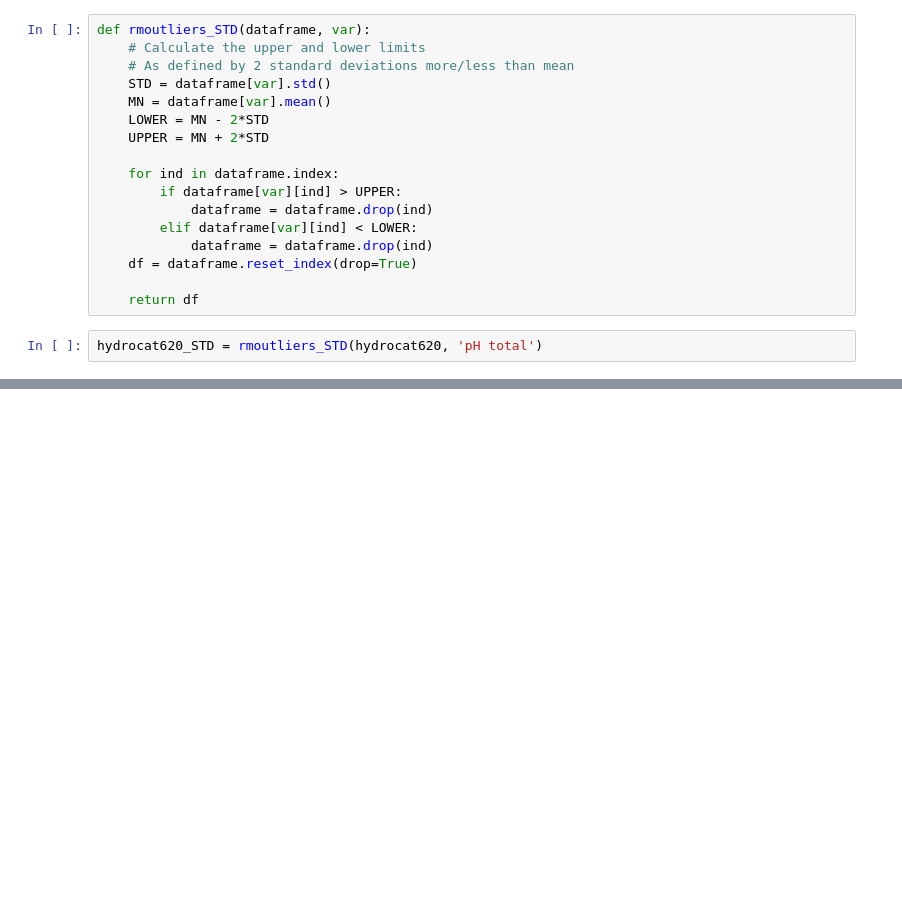
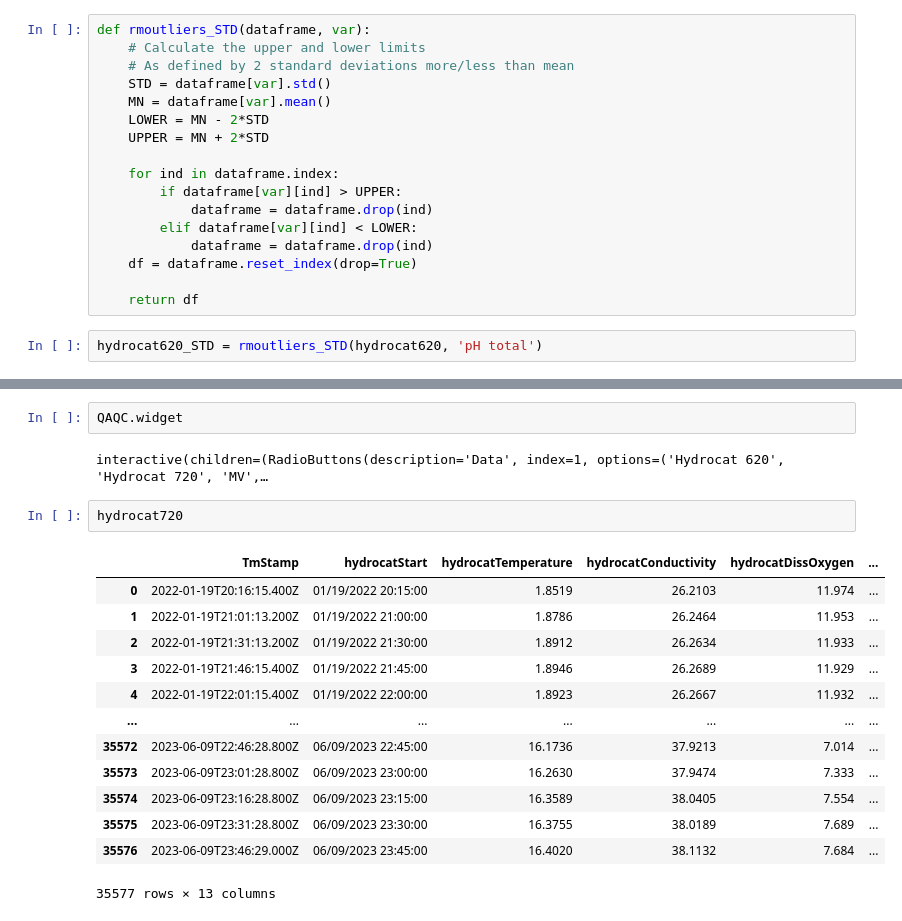
Before and after one commit to abby-baskind/phyto, a Jupyter notebook: QAQC_TimeSeries.ipynb, the cells around one changed output, grey strips where cells are left out. Drawn from its saved outputs; the diff is of its cells as text; blank space fills up the shorter version.

Commit message:
QAQC

```diff
--- a/QAQC_TimeSeries.ipynb
+++ b/QAQC_TimeSeries.ipynb
@@ -266,0 +497,20 @@ len(hydrocat620_STD['hydrocatDissOxygen'])
+# %%
+QAQC.widget
+# %% [output]
+interactive(children=(RadioButtons(description='Data', index=1, options=('Hydrocat 620', 'Hydrocat 720', 'MV',…
+# %%
+hydrocat720
+# %% [output]
+|  | TmStamp | hydrocatStart | hydrocatTemperature | hydrocatConductivity | hydrocatDissOxygen | ... |
+| 0 | 2022-01-19T20:16:15.400Z | 01/19/2022 20:15:00 | 1.8519 | 26.2103 | 11.974 | ... |
+| 1 | 2022-01-19T21:01:13.200Z | 01/19/2022 21:00:00 | 1.8786 | 26.2464 | 11.953 | ... |
+| 2 | 2022-01-19T21:31:13.200Z | 01/19/2022 21:30:00 | 1.8912 | 26.2634 | 11.933 | ... |
+| 3 | 2022-01-19T21:46:15.400Z | 01/19/2022 21:45:00 | 1.8946 | 26.2689 | 11.929 | ... |
+| 4 | 2022-01-19T22:01:15.400Z | 01/19/2022 22:00:00 | 1.8923 | 26.2667 | 11.932 | ... |
+| ... | ... | ... | ... | ... | ... | ... |
+| 35572 | 2023-06-09T22:46:28.800Z | 06/09/2023 22:45:00 | 16.1736 | 37.9213 | 7.014 | ... |
+| 35573 | 2023-06-09T23:01:28.800Z | 06/09/2023 23:00:00 | 16.2630 | 37.9474 | 7.333 | ... |
+| 35574 | 2023-06-09T23:16:28.800Z | 06/09/2023 23:15:00 | 16.3589 | 38.0405 | 7.554 | ... |
+| 35575 | 2023-06-09T23:31:28.800Z | 06/09/2023 23:30:00 | 16.3755 | 38.0189 | 7.689 | ... |
+| 35576 | 2023-06-09T23:46:29.000Z | 06/09/2023 23:45:00 | 16.4020 | 38.1132 | 7.684 | ... |
+35577 rows × 13 columns
```
Also changed, not shown: parts of 9 cells of this notebook, 1 other file.
